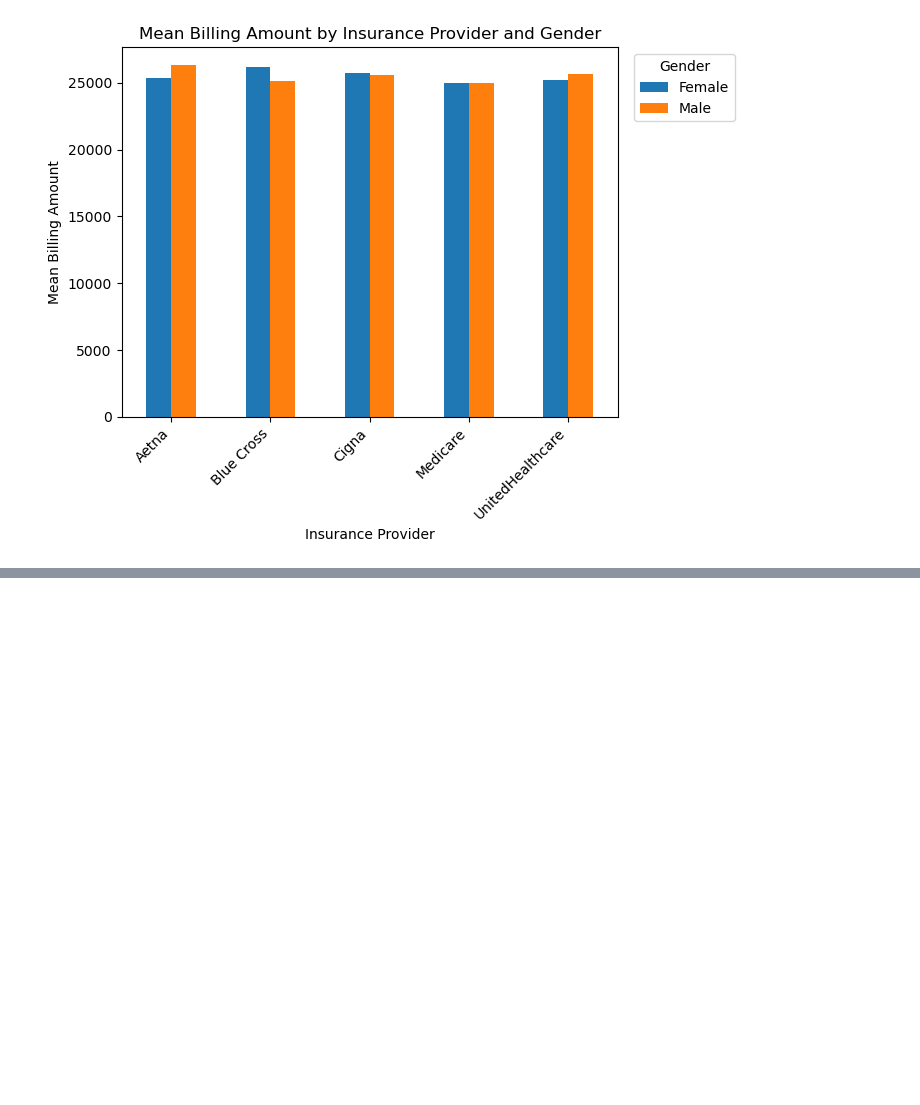
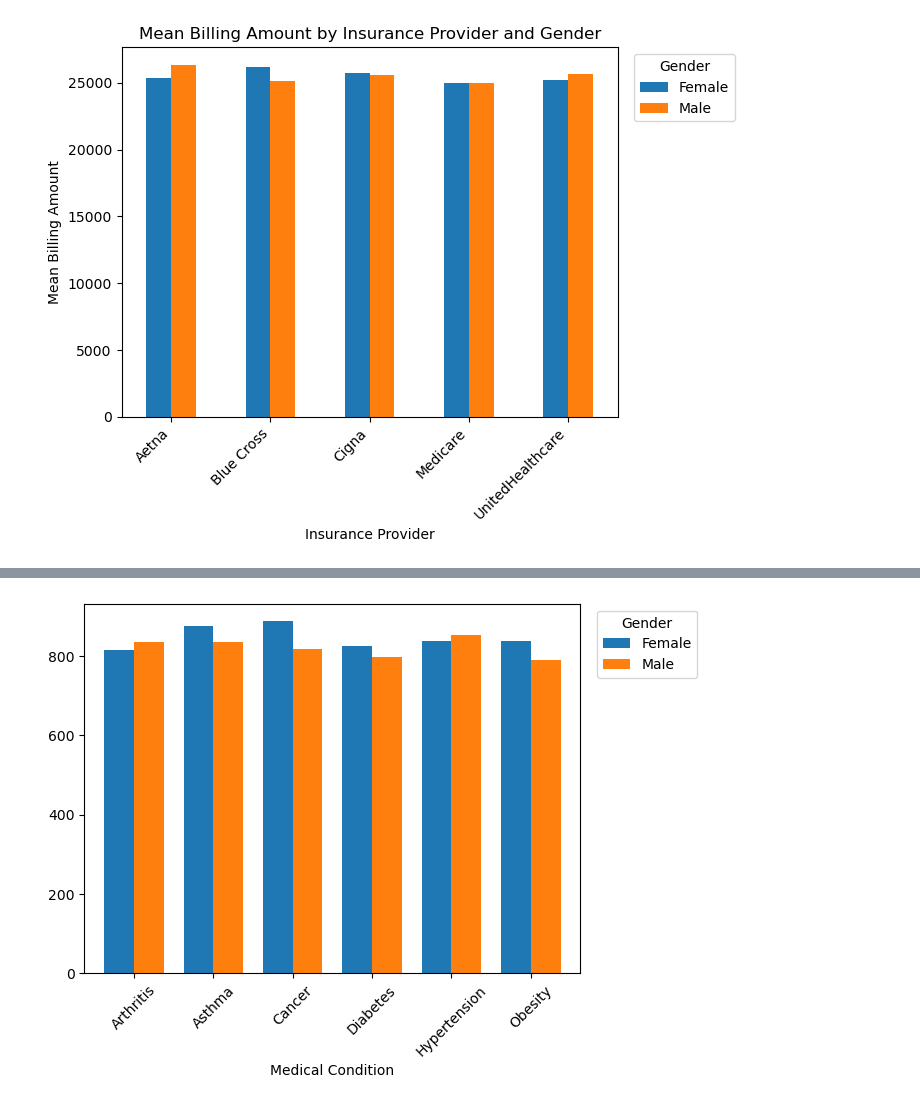
Before and after one commit to Handro4/Bootcamp-Project1, a Jupyter notebook: main.py/Healthcare.ipynb, the cells around one changed output, grey strips where cells are left out. Saved outputs shown, nothing was run; the diff lists cells and outputs as text; code cells hidden in the pictures; blank space fills up the shorter version.

```diff
--- a/main.py/Healthcare.ipynb
+++ b/main.py/Healthcare.ipynb
@@ -171,0 +226,11 @@ billing_stats
+# %%
+# Wanted to look at the relationship between medical condition and gender
+gender_medical = healthcare_dataset.groupby(["Medical Condition", "Gender"])["Gender"].count()
+gender_medical.unstack().plot(kind="bar", width=.75, rot=45)
+bar.set_xlabel("Medical Condition")
+bar.set_ylabel("Count")
+bar.set_title("Medical Conditiona per Gender")
+plt.legend(title='Gender', bbox_to_anchor=(1.25, 1), loc='upper right')
+plt.show()
+# %% [output]
+[figure, added]
```
Also changed, not shown: parts of 15 cells of this notebook.
